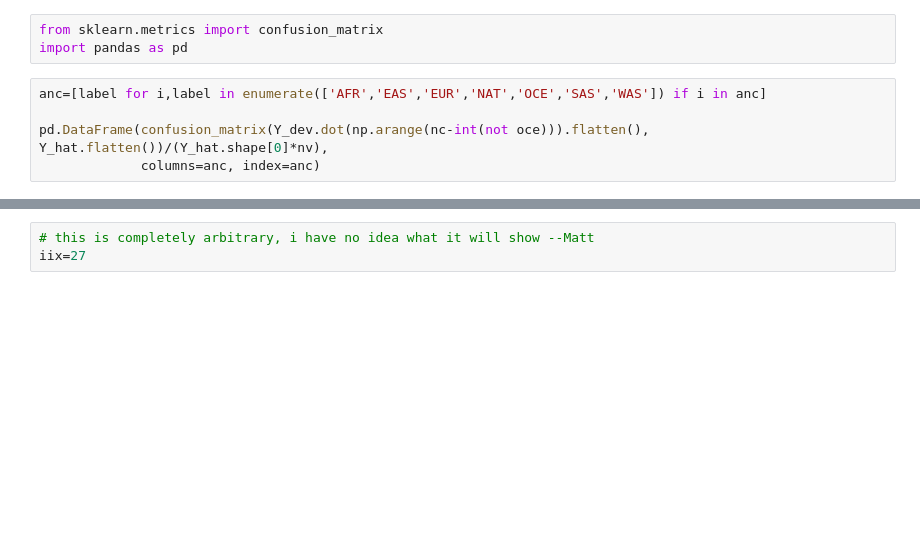
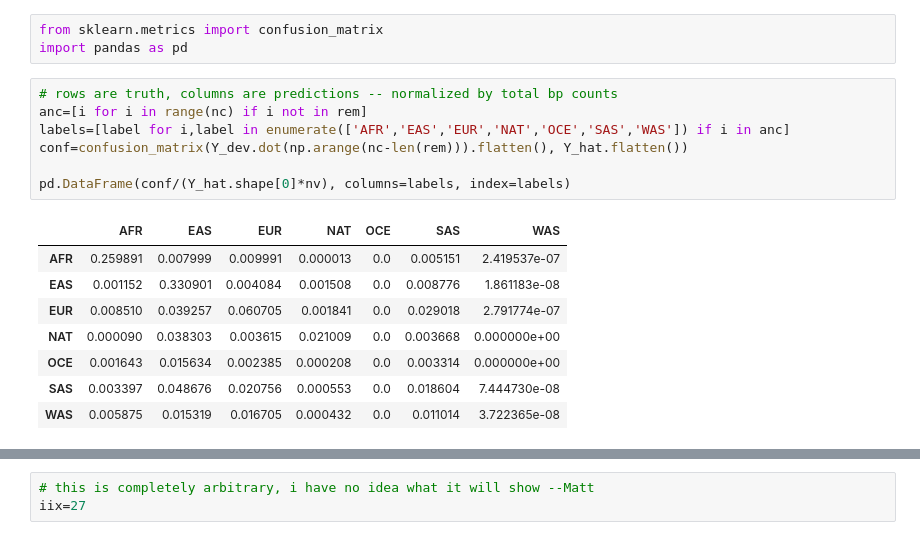
Before and after one commit to maguirre1/deepLAI, a Jupyter notebook: model/sandbox.ipynb, the cells around one changed output, grey strips where cells are left out. Drawn from its saved outputs; the diff is of its cells as text; blank space fills up the shorter version.

```diff
--- a/model/sandbox.ipynb
+++ b/model/sandbox.ipynb
@@ -198,7 +217,18 @@ Y_dev.sum(axis=0).sum(axis=0)/Y_dev.sum().sum().sum()
 from sklearn.metrics import confusion_matrix
 import pandas as pd
 # %%
-anc=[label for i,label in enumerate(['AFR','EAS','EUR','NAT','OCE','SAS','WAS']) if i in anc]
+# rows are truth, columns are predictions -- normalized by total bp counts
+anc=[i for i in range(nc) if i not in rem]
+labels=[label for i,label in enumerate(['AFR','EAS','EUR','NAT','OCE','SAS','WAS']) if i in anc]
+conf=confusion_matrix(Y_dev.dot(np.arange(nc-len(rem))).flatten(), Y_hat.flatten())
 
-pd.DataFrame(confusion_matrix(Y_dev.dot(np.arange(nc-int(not oce))).flatten(), Y_hat.flatten())/(Y_hat.shape[0]*nv),
-             columns=anc, index=anc)
+pd.DataFrame(conf/(Y_hat.shape[0]*nv), columns=labels, index=labels)
+# %% [output]
+|  | AFR | EAS | EUR | NAT | OCE | SAS | WAS |
+| AFR | 0.259891 | 0.007999 | 0.009991 | 0.000013 | 0.0 | 0.005151 | 2.419537e-07 |
+| EAS | 0.001152 | 0.330901 | 0.004084 | 0.001508 | 0.0 | 0.008776 | 1.861183e-08 |
+| EUR | 0.008510 | 0.039257 | 0.060705 | 0.001841 | 0.0 | 0.029018 | 2.791774e-07 |
+| NAT | 0.000090 | 0.038303 | 0.003615 | 0.021009 | 0.0 | 0.003668 | 0.000000e+00 |
+| OCE | 0.001643 | 0.015634 | 0.002385 | 0.000208 | 0.0 | 0.003314 | 0.000000e+00 |
+| SAS | 0.003397 | 0.048676 | 0.020756 | 0.000553 | 0.0 | 0.018604 | 7.444730e-08 |
+| WAS | 0.005875 | 0.015319 | 0.016705 | 0.000432 | 0.0 | 0.011014 | 3.722365e-08 |
```
Also changed, not shown: parts of 12 cells of this notebook.
